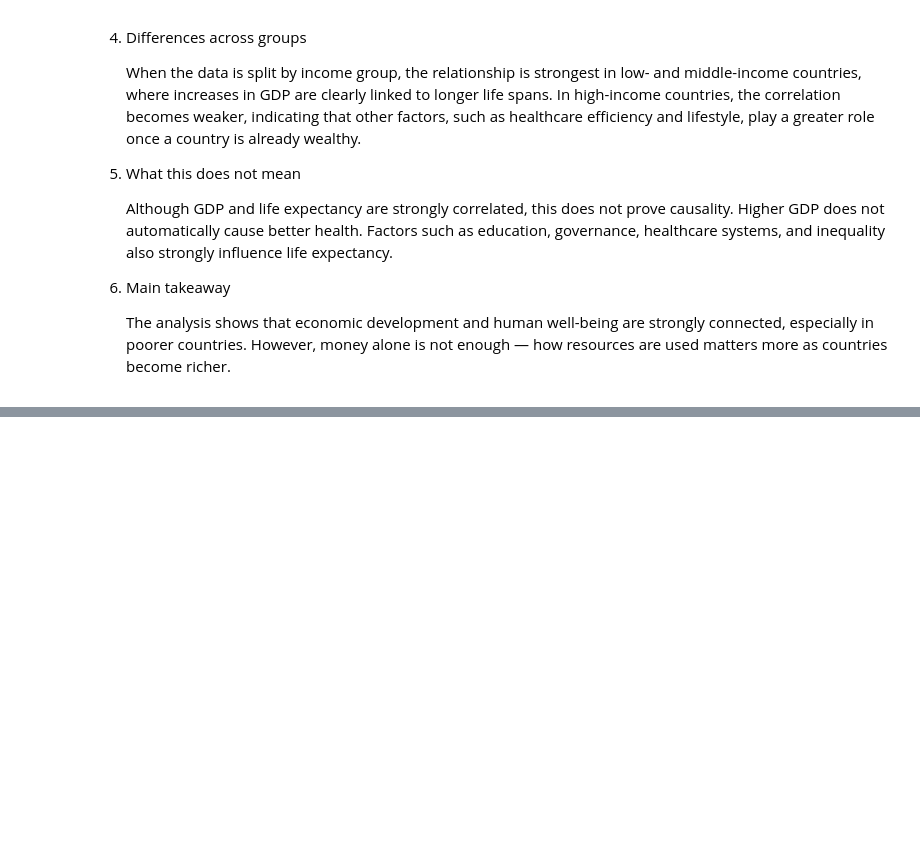
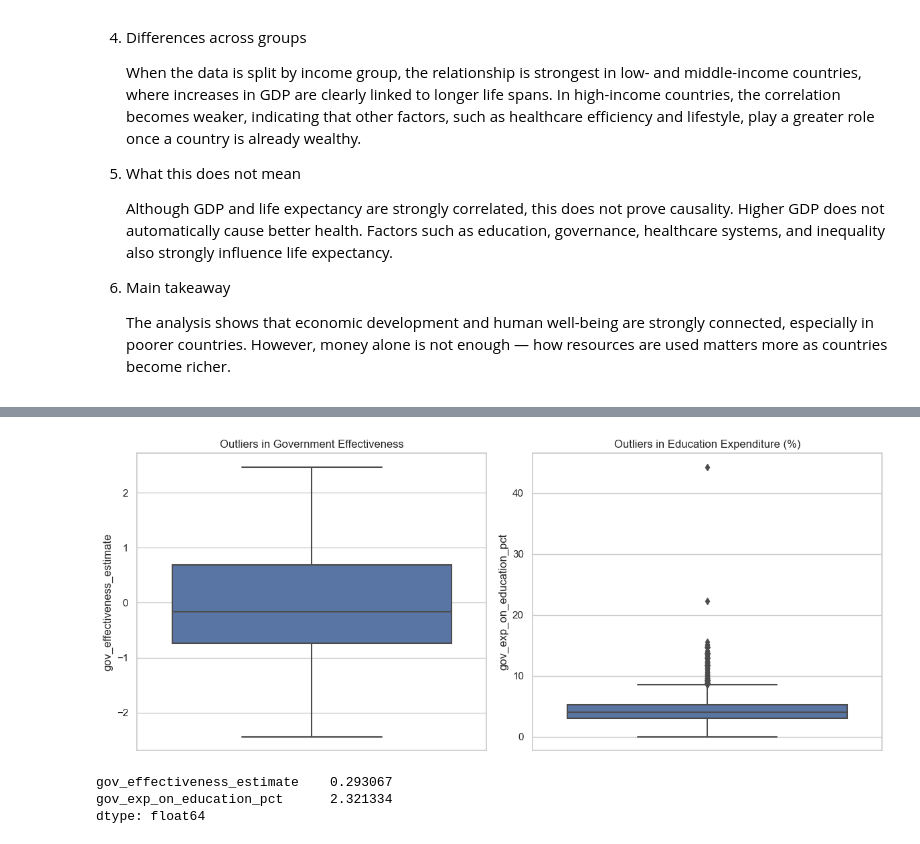
Before and after one commit to StefanFSmid/ASDA_2025_Group_3_Porfolio, a Jupyter notebook: notebooks/week_06_group_3_notebook.ipynb, the cells around one changed output, grey strips where cells are left out. Saved outputs shown, nothing was run; the diff lists cells and outputs as text; code cells hidden in the pictures; blank space fills up the shorter version.

```diff
--- a/notebooks/week_06_group_3_notebook.ipynb
+++ b/notebooks/week_06_group_3_notebook.ipynb
@@ -599,0 +686,21 @@ rho: 0.305 p-value: 7.310983800825947e-15 n: 621
+# %%
+fig, axes = plt.subplots(1, 2, figsize=(12, 5))
+
+# Boxplot: Gov Effectiveness
+sns.boxplot(y=clean_wb["gov_effectiveness_estimate"], ax=axes[0])
+axes[0].set_title("Outliers in Government Effectiveness")
+
+# Boxplot: Education Expenditure %
+sns.boxplot(y=clean_wb["gov_exp_on_education_pct"], ax=axes[1])
+axes[1].set_title("Outliers in Education Expenditure (%)")
+
+plt.tight_layout()
+plt.show()
+# %% [output]
+[figure, added]
+# %%
+clean_wb.skew()
+# %% [output]
+gov_effectiveness_estimate    0.293067
+gov_exp_on_education_pct      2.321334
+dtype: float64
```
Also changed, not shown: parts of 29 cells of this notebook, 3 other files.
